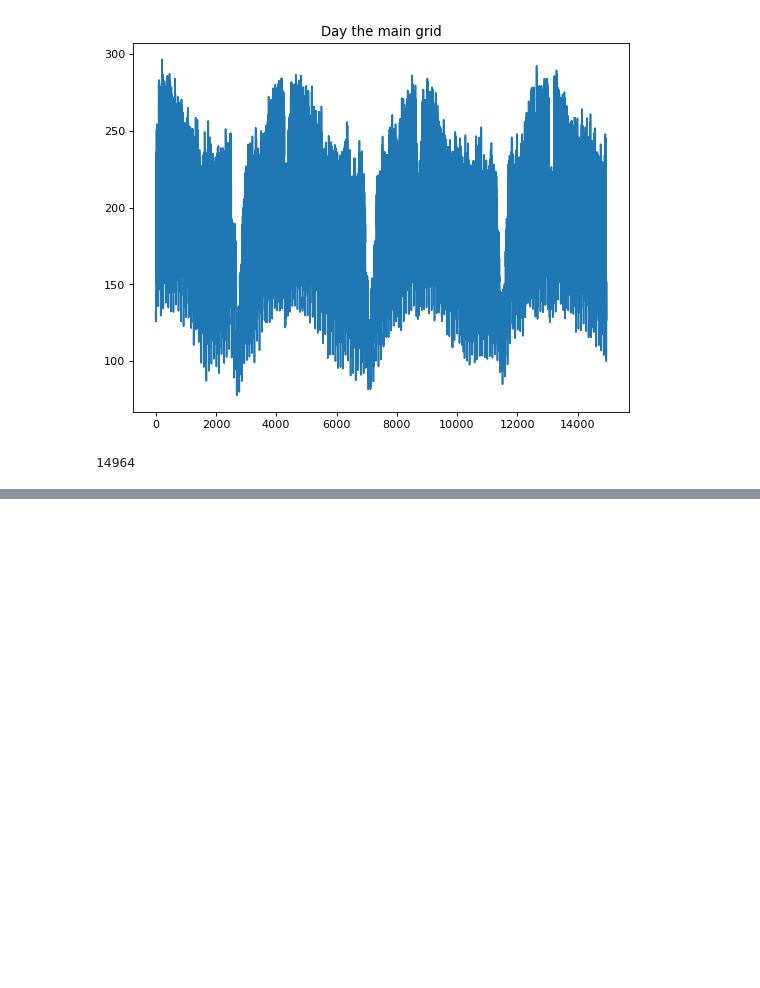
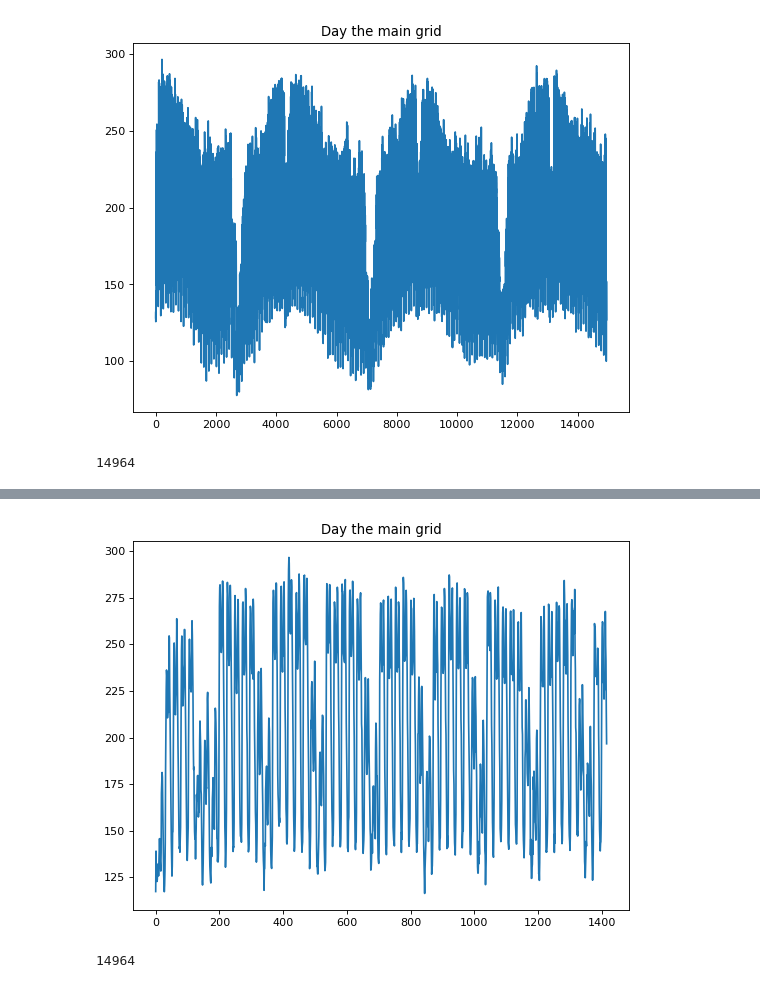
Before and after one commit to as-cal8/KDDM2-2022, a Jupyter notebook: Notebook_timeseries.ipynb, the cells around one changed output, grey strips where cells are left out. Drawn from its saved outputs; the diff is of its cells as text; code cells hidden in the pictures; blank space fills up the shorter version.

Commit message:
Checked the winter season

```diff
--- a/Notebook_timeseries.ipynb
+++ b/Notebook_timeseries.ipynb
@@ -286,0 +286,11 @@ plt.show()
+# %%
+print(df['timestamps'][17520].month)
+
+df_year1 = df[:8760].reset_index()
+df_year2 = df[8760:17544].reset_index()
+df_year3 = df[17544:26304].reset_index()
+df_year4 = df[26304:].reset_index()
+
+
+
+df_year4.info()
@@ -286,0 +312,8 @@ plt.show()
+# %%
+df_winter = df_year1[:1416]
+df_winter.append(df_year1[8016:8759])
+df_winter.append(df_year2[:1416])
+df_winter.append(df_year2[8040:8783])
+df_winter.append(df_year3[:1416])
+df_winter.append(df_year3[8016:8759])
+df_winter.append(df_year4[:1416])
@@ -286,0 +334,11 @@ plt.show()
+# %%
+figure(figsize=(8, 6), dpi=80)
+
+plt.plot(df_winter['mainGrid'])  # Mean is constant from the graph
+
+plt.title("Day the main grid")
+plt.show()
+len(df_day['mainGrid'])
+# %% [output]
+[figure, added]
+14964
```
Also changed, not shown: parts of 26 cells of this notebook.
